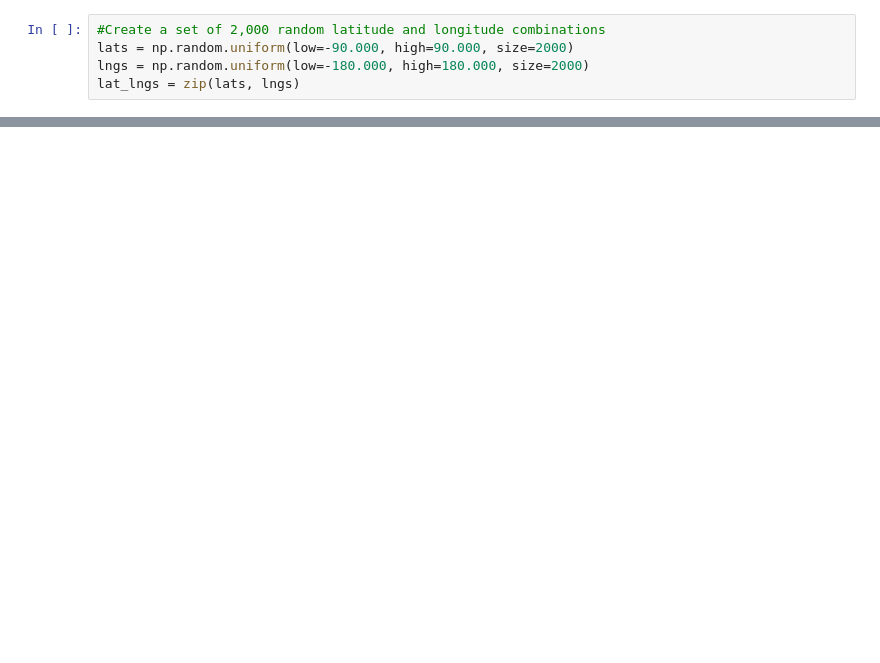
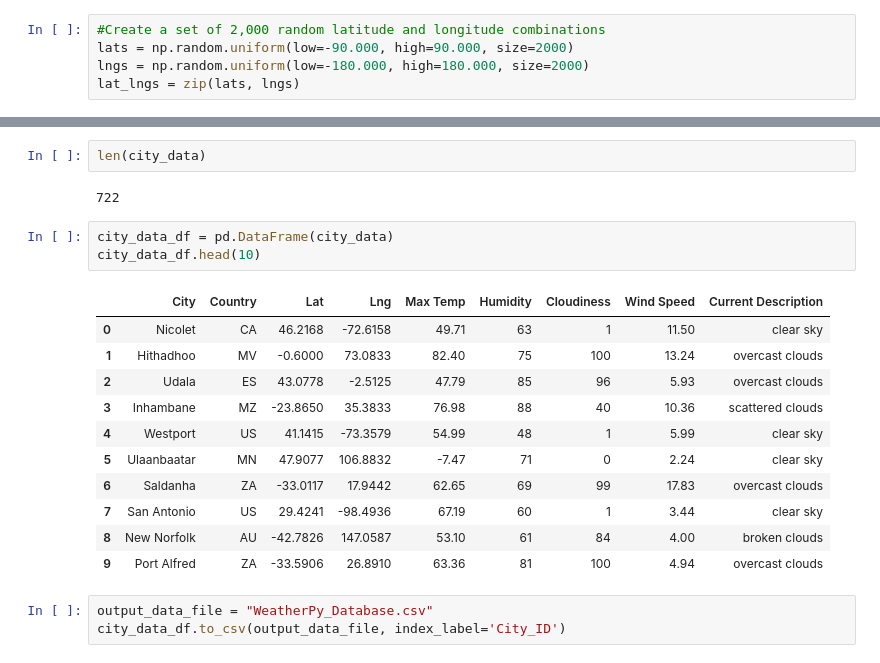
Before and after one commit to jzaragoza21/World_Weather_Analysis, a Jupyter notebook: Weather_Database/Weather_Database.ipynb, the cells around one changed output, grey strips where cells are left out. Saved outputs shown, nothing was run; the diff lists cells and outputs as text; blank space fills up the shorter version.

```diff
--- a/Weather_Database/Weather_Database.ipynb
+++ b/Weather_Database/Weather_Database.ipynb
@@ -33,0 +100,22 @@ ModuleNotFoundError: No module named 'config'
+# %%
+len(city_data)
+# %% [output]
+722
+# %%
+city_data_df = pd.DataFrame(city_data)
+city_data_df.head(10)
+# %% [output]
+|  | City | Country | Lat | Lng | Max Temp | Humidity | Cloudiness | Wind Speed | Current Description |
+| 0 | Nicolet | CA | 46.2168 | -72.6158 | 49.71 | 63 | 1 | 11.50 | clear sky |
+| 1 | Hithadhoo | MV | -0.6000 | 73.0833 | 82.40 | 75 | 100 | 13.24 | overcast clouds |
+| 2 | Udala | ES | 43.0778 | -2.5125 | 47.79 | 85 | 96 | 5.93 | overcast clouds |
+| 3 | Inhambane | MZ | -23.8650 | 35.3833 | 76.98 | 88 | 40 | 10.36 | scattered clouds |
+| 4 | Westport | US | 41.1415 | -73.3579 | 54.99 | 48 | 1 | 5.99 | clear sky |
+| 5 | Ulaanbaatar | MN | 47.9077 | 106.8832 | -7.47 | 71 | 0 | 2.24 | clear sky |
+| 6 | Saldanha | ZA | -33.0117 | 17.9442 | 62.65 | 69 | 99 | 17.83 | overcast clouds |
+| 7 | San Antonio | US | 29.4241 | -98.4936 | 67.19 | 60 | 1 | 3.44 | clear sky |
+| 8 | New Norfolk | AU | -42.7826 | 147.0587 | 53.10 | 61 | 84 | 4.00 | broken clouds |
+| 9 | Port Alfred | ZA | -33.5906 | 26.8910 | 63.36 | 81 | 100 | 4.94 | overcast clouds |
+# %%
+output_data_file = "WeatherPy_Database.csv"
+city_data_df.to_csv(output_data_file, index_label='City_ID')
```
Also changed, not shown: parts of 5 cells of this notebook, 7 other files.
